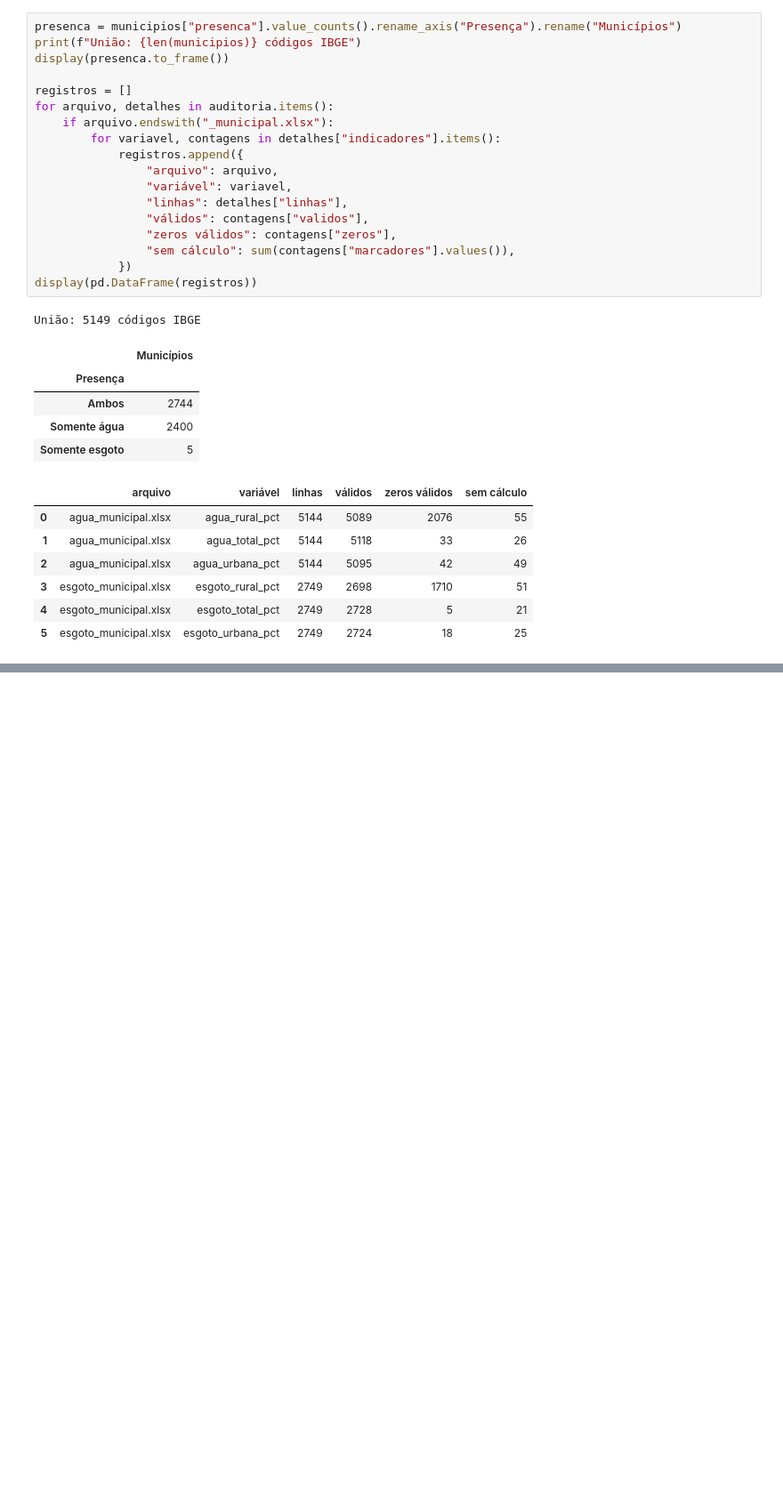
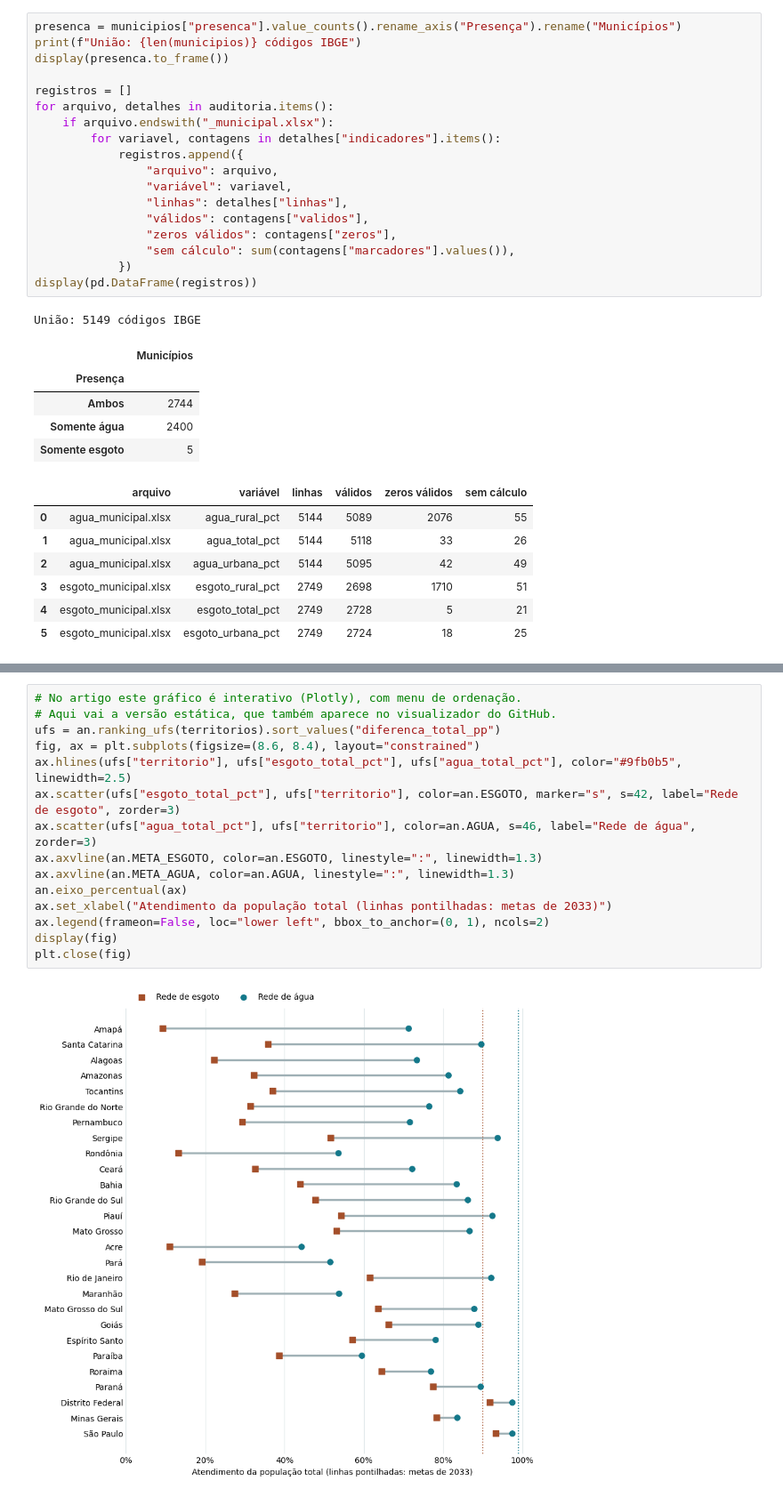
Before and after one commit to GDaflon/lasalle, a Jupyter notebook: linguagens-de-programacao/projeto-saneamento-sinisa/notebooks/analise_exploratoria.ipynb, the cells around one changed output, grey strips where cells are left out. Shown at 89% size. Drawn from its saved outputs; the diff is of its cells as text; blank space fills up the shorter version.

```diff
--- a/linguagens-de-programacao/projeto-saneamento-sinisa/notebooks/analise_exploratoria.ipynb
+++ b/linguagens-de-programacao/projeto-saneamento-sinisa/notebooks/analise_exploratoria.ipynb
@@ -225,0 +230,17 @@ Os módulos têm universos de observação distintos. A diferença entre os perc
+# %%
+# No artigo este gráfico é interativo (Plotly), com menu de ordenação.
+# Aqui vai a versão estática, que também aparece no visualizador do GitHub.
+ufs = an.ranking_ufs(territorios).sort_values("diferenca_total_pp")
+fig, ax = plt.subplots(figsize=(8.6, 8.4), layout="constrained")
+ax.hlines(ufs["territorio"], ufs["esgoto_total_pct"], ufs["agua_total_pct"], color="#9fb0b5", linewidth=2.5)
+ax.scatter(ufs["esgoto_total_pct"], ufs["territorio"], color=an.ESGOTO, marker="s", s=42, label="Rede de esgoto", zorder=3)
+ax.scatter(ufs["agua_total_pct"], ufs["territorio"], color=an.AGUA, s=46, label="Rede de água", zorder=3)
+ax.axvline(an.META_ESGOTO, color=an.ESGOTO, linestyle=":", linewidth=1.3)
+ax.axvline(an.META_AGUA, color=an.AGUA, linestyle=":", linewidth=1.3)
+an.eixo_percentual(ax)
+ax.set_xlabel("Atendimento da população total (linhas pontilhadas: metas de 2033)")
+ax.legend(frameon=False, loc="lower left", bbox_to_anchor=(0, 1), ncols=2)
+display(fig)
+plt.close(fig)
+# %% [output]
+[figure, added]
```
Also changed, not shown: parts of 44 cells of this notebook, 19 other files.
